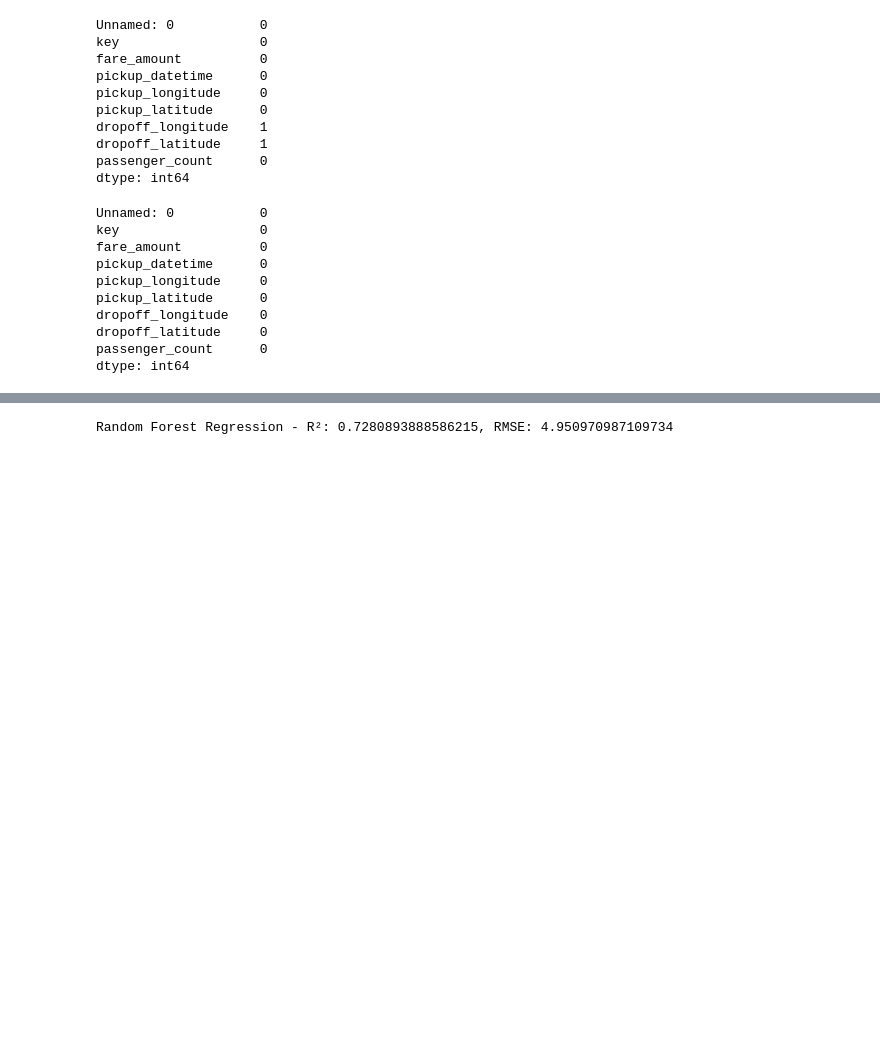
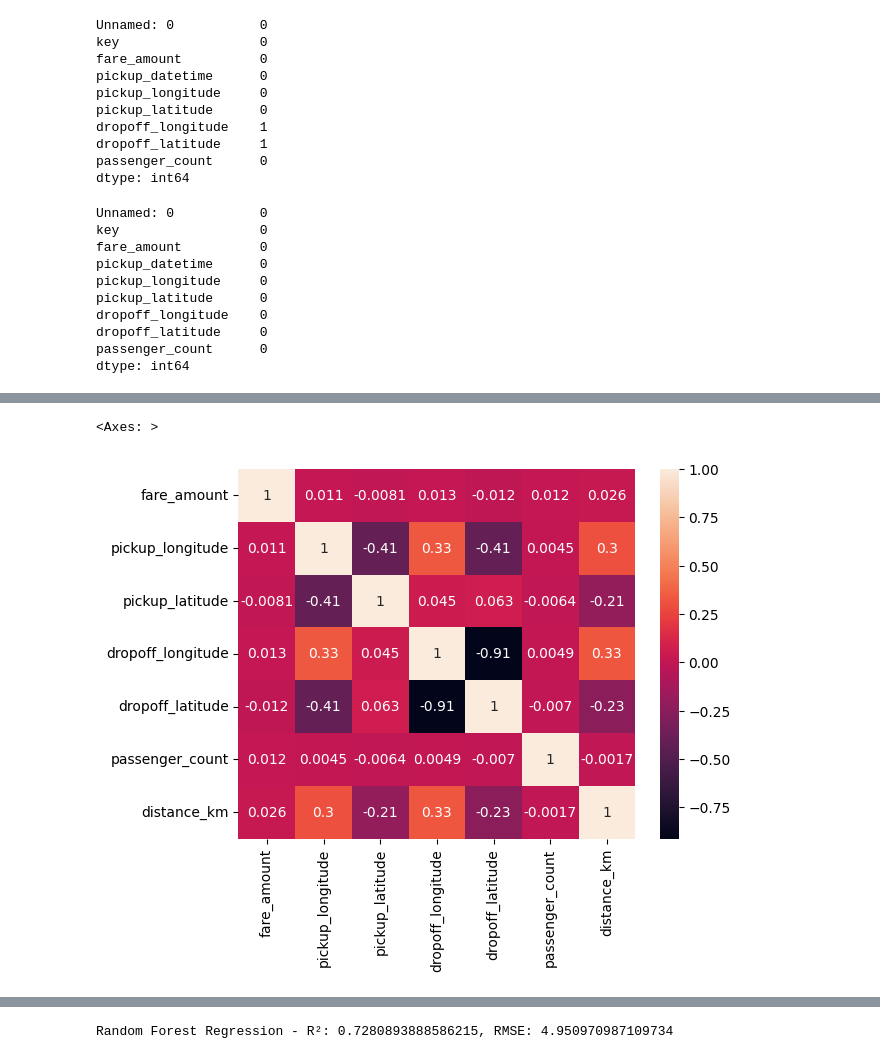
Before and after one commit to SandeshTidake0408/SPPU-Computer-LP3, a Jupyter notebook: ML/uber_price_prediction.ipynb, the cells around one changed output, grey strips where cells are left out. Cells and saved outputs as stored; diff of their text form; code cells hidden in the pictures; blank space fills up the shorter version.

```diff
--- a/ML/uber_price_prediction.ipynb
+++ b/ML/uber_price_prediction.ipynb
@@ -146,6 +193,0 @@ min outlier value:22.27
-# %%
-df.drop(df[df['distance_km'] == 0].index, inplace = True)
-df.drop(df[df['distance_km'] > 60].index, inplace = True)
-df.drop(df[df['fare_amount'] > 100].index, inplace = True)
-df.drop(df[df['fare_amount'] < 0].index, inplace = True)
-df.drop(df[df['passenger_count'] > 6].index, inplace = True)
@@ -167,0 +205,5 @@ plt.show()
+# %%
+sns.heatmap(df.corr(), annot=True)
+# %% [output]
+<Axes: >
+[figure, added]
```
Also changed, not shown: parts of 36 cells of this notebook, 3 other files.
